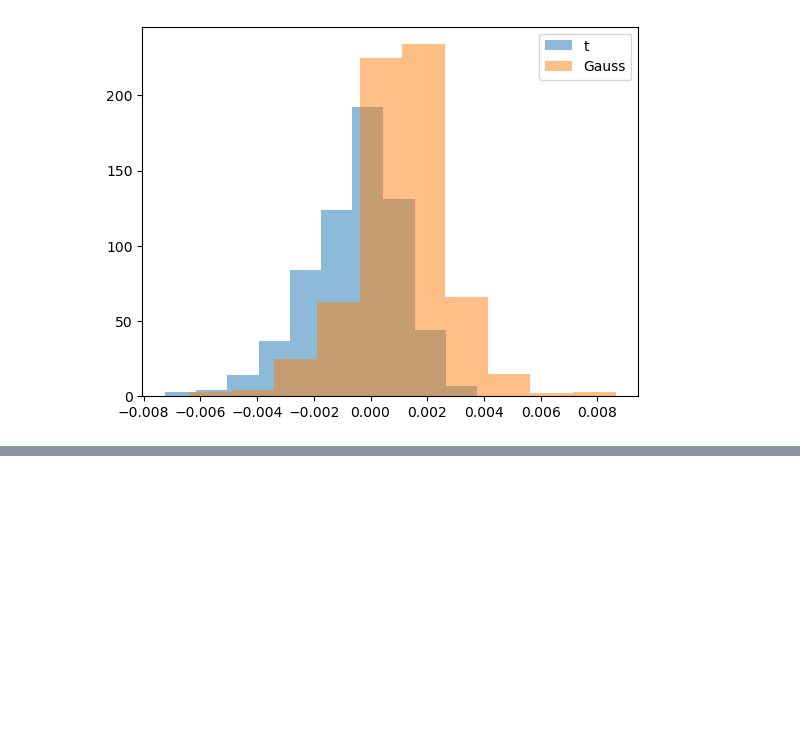
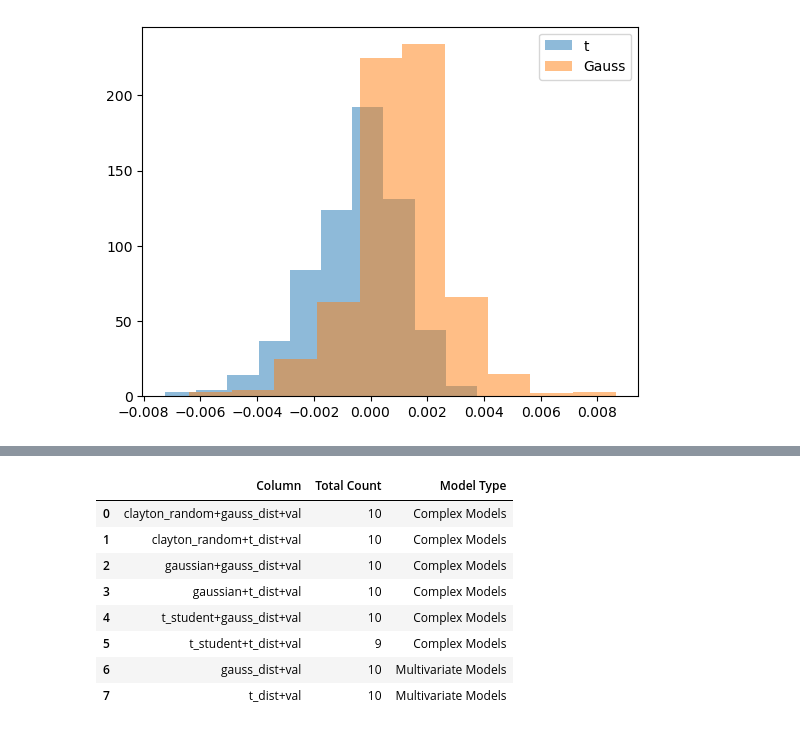
Before and after one commit to mkowalewski1282/portfolio_analysis, a Jupyter notebook: models_comparison.ipynb, the cells around one changed output, grey strips where cells are left out. Saved outputs shown, nothing was run; the diff lists cells and outputs as text; code cells hidden in the pictures; blank space fills up the shorter version.

```diff
--- a/models_comparison.ipynb
+++ b/models_comparison.ipynb
@@ -266,0 +288,21 @@ final_summary
+# %%
+coeff = 1.0
+a = -0.004 * coeff
+
+complex_model_df, multivariate_model_df = get_models_df(taus, "lower", [a])
+complex_model_summary = summarize_results_with_totals(complex_model_df, "Complex Models")
+multivariate_model_summary = summarize_results_with_totals(multivariate_model_df, "Multivariate Models")
+
+
+final_summary = pd.concat([complex_model_summary, multivariate_model_summary], ignore_index=True)
+final_summary
+# %% [output]
+|  | Column | Total Count | Model Type |
+| 0 | clayton_random+gauss_dist+val | 10 | Complex Models |
+| 1 | clayton_random+t_dist+val | 10 | Complex Models |
+| 2 | gaussian+gauss_dist+val | 10 | Complex Models |
+| 3 | gaussian+t_dist+val | 10 | Complex Models |
+| 4 | t_student+gauss_dist+val | 10 | Complex Models |
+| 5 | t_student+t_dist+val | 9 | Complex Models |
+| 6 | gauss_dist+val | 10 | Multivariate Models |
+| 7 | t_dist+val | 10 | Multivariate Models |
```
Also changed, not shown: parts of 11 cells of this notebook.
